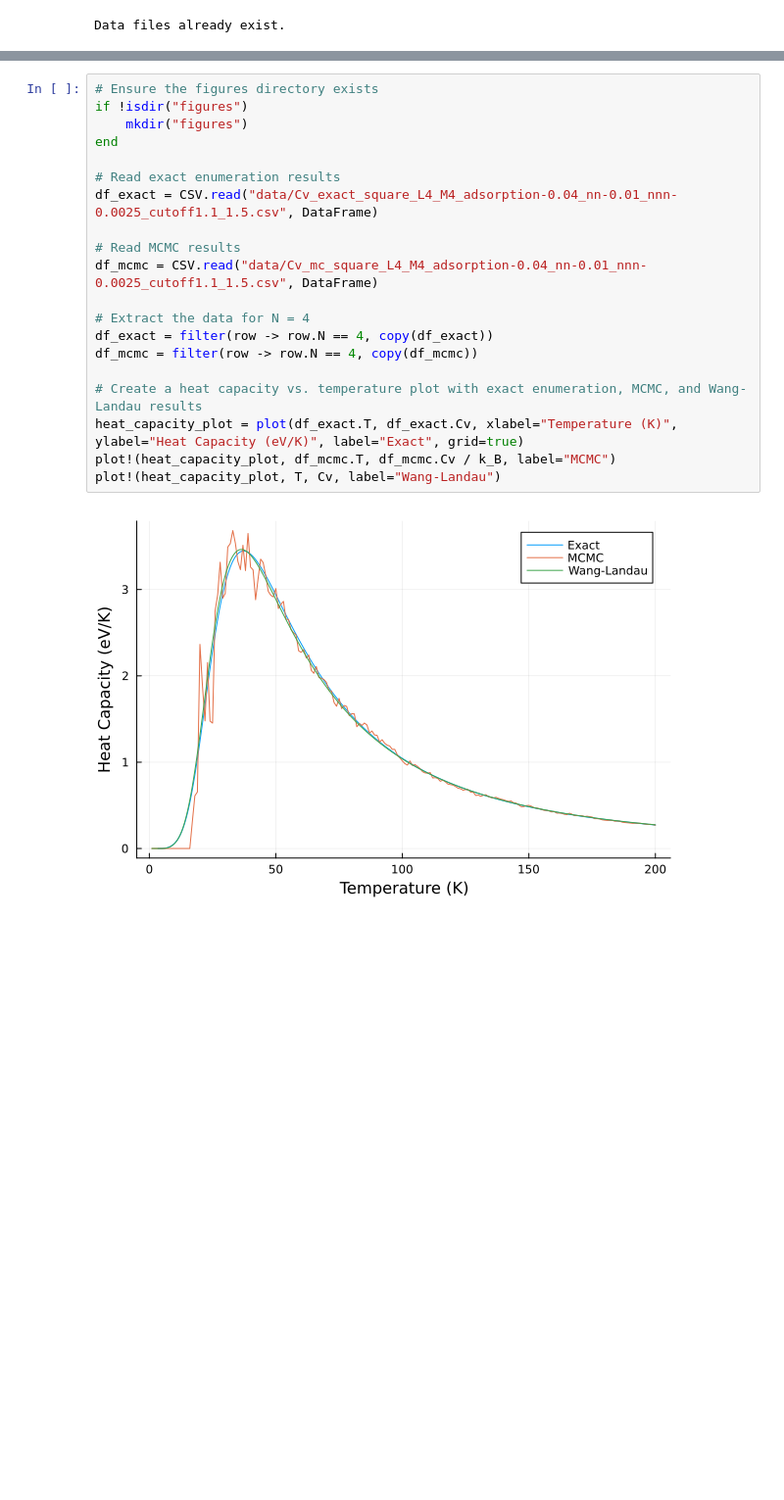
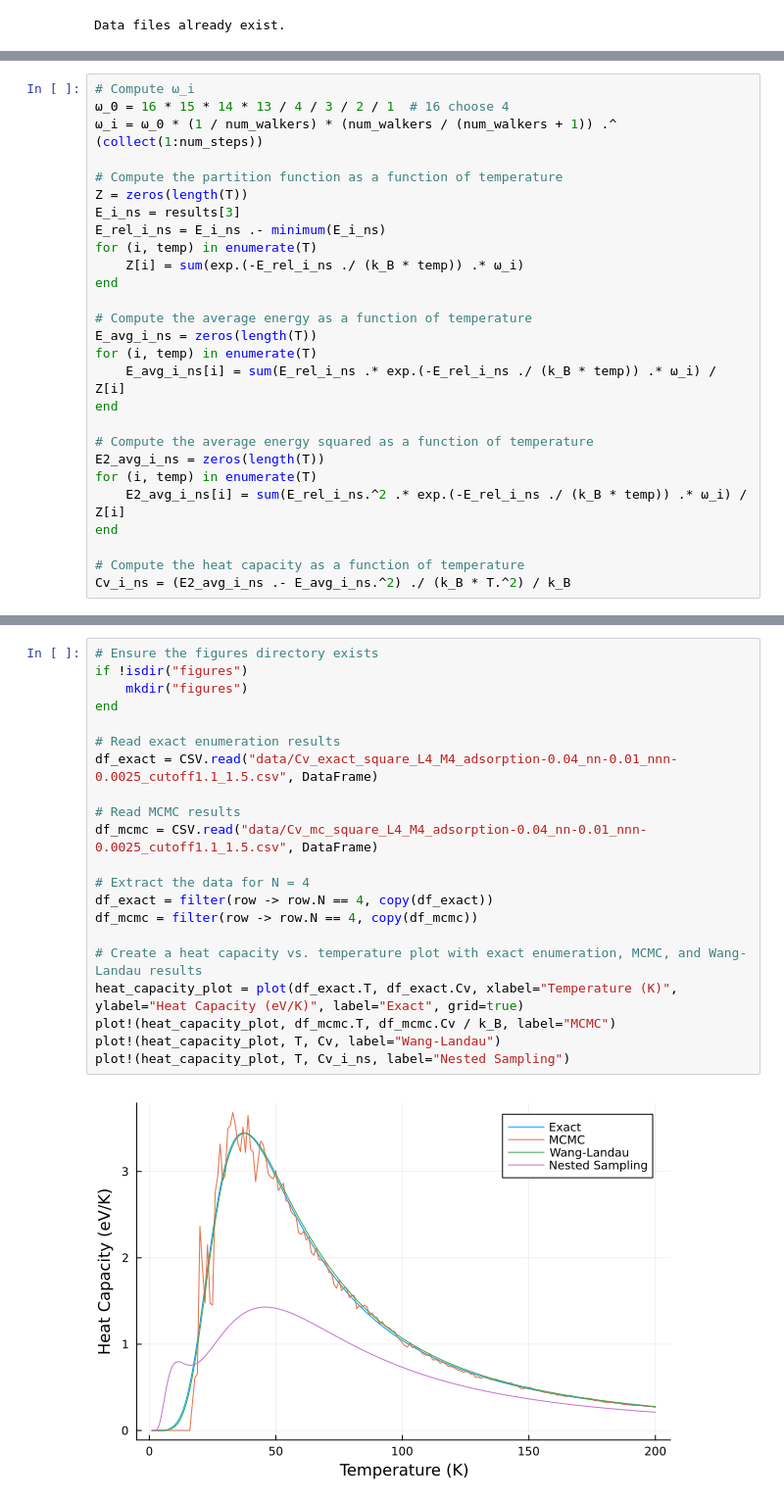
Before and after one commit to wexlergroup/FreeBird.jl, a Jupyter notebook: scripts/algorithm-examples.ipynb, the cells around one changed output, grey strips where cells are left out. Shown at 98% size. Saved outputs shown, nothing was run; the diff lists cells and outputs as text; blank space fills up the shorter version.

```diff
--- a/scripts/algorithm-examples.ipynb
+++ b/scripts/algorithm-examples.ipynb
@@ -381,0 +434,27 @@ Cv = (E2_avg .- E_avg.^2) ./ (k_B * T.^2) / k_B
+# %%
+# Compute ω_i
+ω_0 = 16 * 15 * 14 * 13 / 4 / 3 / 2 / 1  # 16 choose 4
+ω_i = ω_0 * (1 / num_walkers) * (num_walkers / (num_walkers + 1)) .^ (collect(1:num_steps))
+
+# Compute the partition function as a function of temperature
+Z = zeros(length(T))
+E_i_ns = results[3]
+E_rel_i_ns = E_i_ns .- minimum(E_i_ns)
+for (i, temp) in enumerate(T)
+    Z[i] = sum(exp.(-E_rel_i_ns ./ (k_B * temp)) .* ω_i)
+end
+
+# Compute the average energy as a function of temperature
+E_avg_i_ns = zeros(length(T))
+for (i, temp) in enumerate(T)
+    E_avg_i_ns[i] = sum(E_rel_i_ns .* exp.(-E_rel_i_ns ./ (k_B * temp)) .* ω_i) / Z[i]
+end
+
+# Compute the average energy squared as a function of temperature
+E2_avg_i_ns = zeros(length(T))
+for (i, temp) in enumerate(T)
+    E2_avg_i_ns[i] = sum(E_rel_i_ns.^2 .* exp.(-E_rel_i_ns ./ (k_B * temp)) .* ω_i) / Z[i]
+end
+
+# Compute the heat capacity as a function of temperature
+Cv_i_ns = (E2_avg_i_ns .- E_avg_i_ns.^2) ./ (k_B * T.^2) / k_B
@@ -382,22 +485,23 @@ Cv = (E2_avg .- E_avg.^2) ./ (k_B * T.^2) / k_B
 # %%
 # Ensure the figures directory exists
 if !isdir("figures")
     mkdir("figures")
 end
 
 # Read exact enumeration results
 df_exact = CSV.read("data/Cv_exact_square_L4_M4_adsorption-0.04_nn-0.01_nnn-0.0025_cutoff1.1_1.5.csv", DataFrame)
 
 # Read MCMC results
 df_mcmc = CSV.read("data/Cv_mc_square_L4_M4_adsorption-0.04_nn-0.01_nnn-0.0025_cutoff1.1_1.5.csv", DataFrame)
 
 # Extract the data for N = 4
 df_exact = filter(row -> row.N == 4, copy(df_exact))
 df_mcmc = filter(row -> row.N == 4, copy(df_mcmc))
 
 # Create a heat capacity vs. temperature plot with exact enumeration, MCMC, and Wang-Landau results
 heat_capacity_plot = plot(df_exact.T, df_exact.Cv, xlabel="Temperature (K)", ylabel="Heat Capacity (eV/K)", label="Exact", grid=true)
 plot!(heat_capacity_plot, df_mcmc.T, df_mcmc.Cv / k_B, label="MCMC")
 plot!(heat_capacity_plot, T, Cv, label="Wang-Landau")
+plot!(heat_capacity_plot, T, Cv_i_ns, label="Nested Sampling")
 # %% [output]
-[figure, old version]
+[figure, new version]
```
Also changed, not shown: parts of 12 cells of this notebook.
